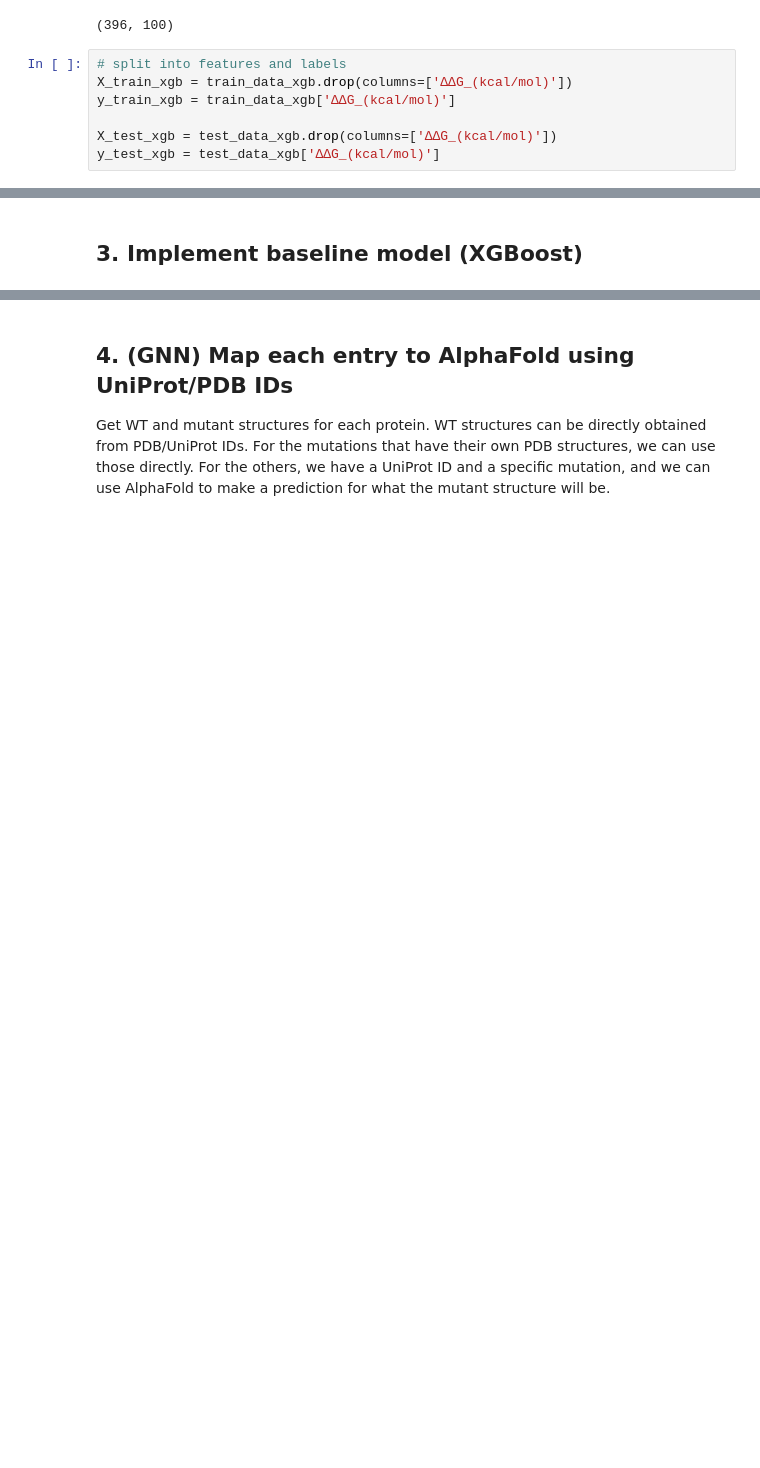
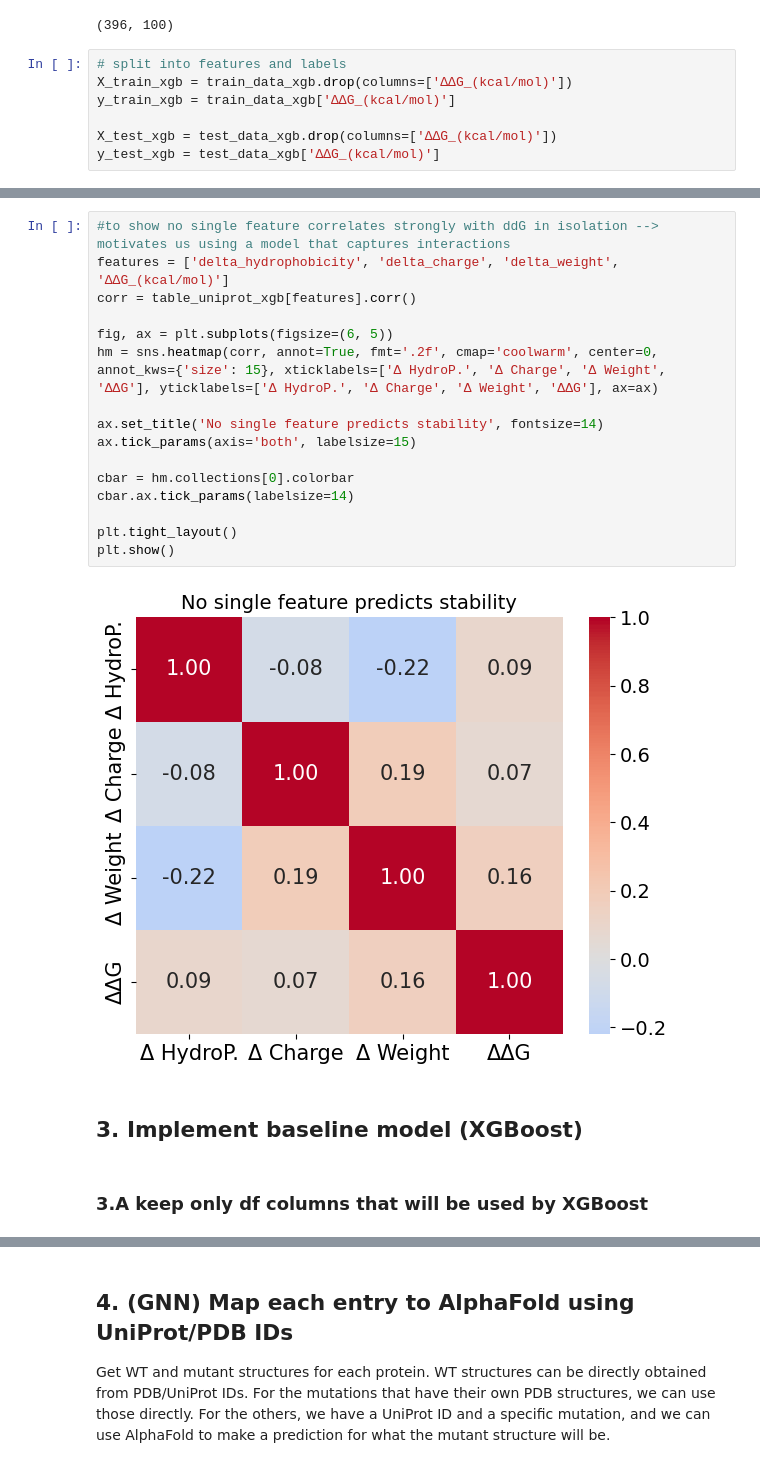
Before and after one commit to amy-acharya/aml-final-project, a Jupyter notebook: project.ipynb, the cells around one changed output, grey strips where cells are left out. Drawn from its saved outputs; the diff is of its cells as text; blank space fills up the shorter version.

```diff
--- a/project.ipynb
+++ b/project.ipynb
@@ -197,2 +290,22 @@ y_test_xgb = test_data_xgb['∆∆G_(kcal/mol)']
+# %%
+#to show no single feature correlates strongly with ddG in isolation --> motivates us using a model that captures interactions
+features = ['delta_hydrophobicity', 'delta_charge', 'delta_weight', '∆∆G_(kcal/mol)']
+corr = table_uniprot_xgb[features].corr()
+
+fig, ax = plt.subplots(figsize=(6, 5))
+hm = sns.heatmap(corr, annot=True, fmt='.2f', cmap='coolwarm', center=0, annot_kws={'size': 15}, xticklabels=['Δ HydroP.', 'Δ Charge', 'Δ Weight', 'ΔΔG'], yticklabels=['Δ HydroP.', 'Δ Charge', 'Δ Weight', 'ΔΔG'], ax=ax)
+
+ax.set_title('No single feature predicts stability', fontsize=14)
+ax.tick_params(axis='both', labelsize=15)
+
+cbar = hm.collections[0].colorbar
+cbar.ax.tick_params(labelsize=14)
+
+plt.tight_layout()
+plt.show()
+# %% [output]
+[figure, added]
 # %% [markdown]
 ## 3. Implement baseline model (XGBoost)
+# %% [markdown]
+### 3.A keep only df columns that will be used by XGBoost
```
Also changed, not shown: parts of 15 cells of this notebook.
